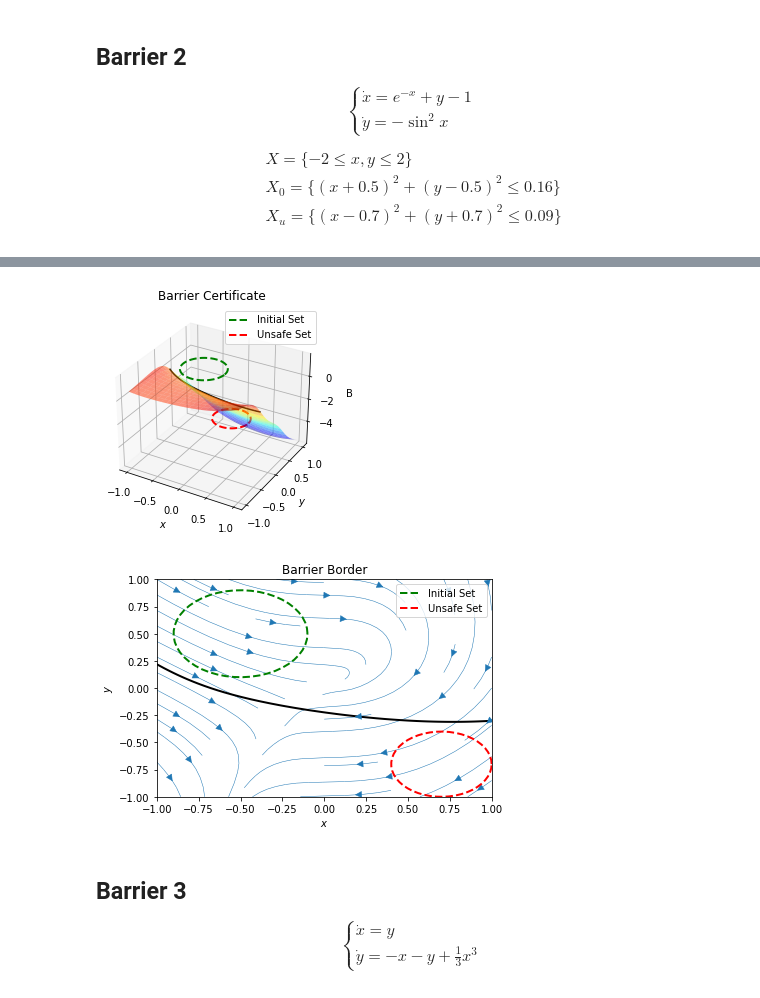
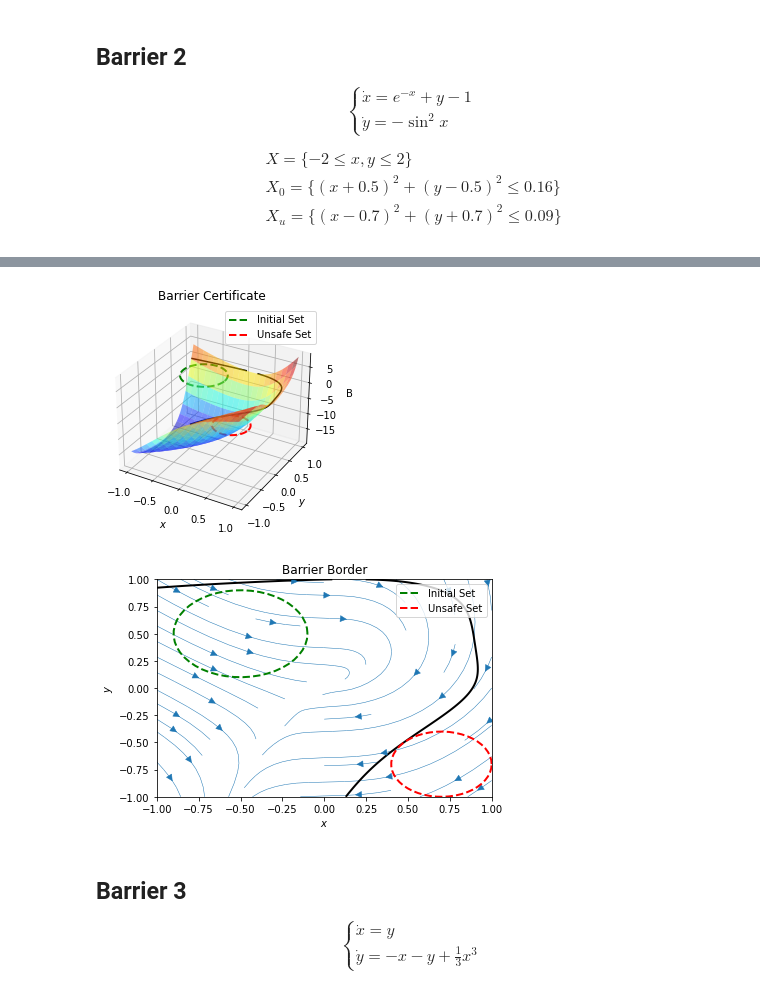
Before and after one commit to oxford-oxcav/fossil, a Jupyter notebook: experiments/FOSSIL-benchmarks.ipynb, the cells around one changed output, grey strips where cells are left out. Drawn from its saved outputs; the diff is of its cells as text; code cells hidden in the pictures.

```diff
--- a/experiments/FOSSIL-benchmarks.ipynb
+++ b/experiments/FOSSIL-benchmarks.ipynb
@@ -536,14 +537,14 @@ $$\begin{align*}
 torch.manual_seed(167)
 dynamics = barr_2
 dimension = 2
-activations =  [ActivationType.TANH]
-neurons = [10]
+activations =  [ActivationType.SIGMOID]
+neurons = [24]
 verifier_type = VerifierType.DREAL
 
 parameters = {CegisConfig.VERIFIER.k:verifier_type,CegisConfig.ACTIVATION.k: activations,
               CegisConfig.N_VARS.k: dimension,
               CegisConfig.N_HIDDEN_NEURONS.k:neurons, CegisConfig.SP_HANDLE.k:False,
-              CegisConfig.SP_SIMPLIFY.k:True, CegisConfig.SYMMETRIC_BELT.k: False,}
+              CegisConfig.SP_SIMPLIFY.k:True, CegisConfig.SYMMETRIC_BELT.k: False, CegisConfig.BATCH_SIZE.k: 600}
 
 mode = PrimerMode.BARRIER
 f_n, f_s = synthesise(dynamics, mode, CEGIS_PARAMETERS=parameters)
@@ -575,5 +576,5 @@ Trajectoriser times: total=0s,min=9223372036854775808s,max=0s,avg=0s
-[figure, old version]
+[figure, new version]
-[figure, old version]
+[figure, new version]
 # %% [markdown]
 <a id='polynomial'></a>
 ## Barrier 3
```
Also changed, not shown: parts of 8 cells of this notebook, 5 other files.
